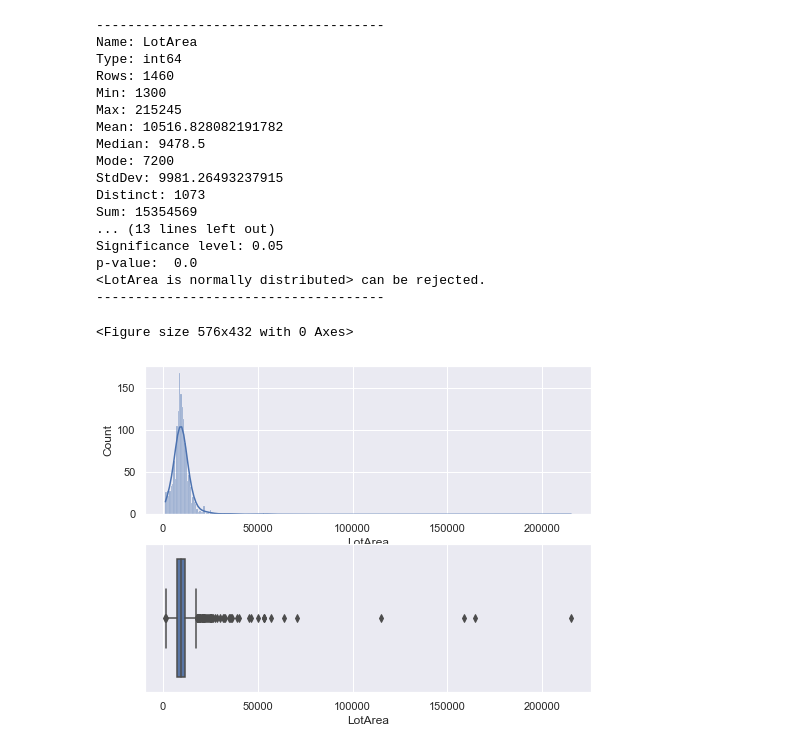
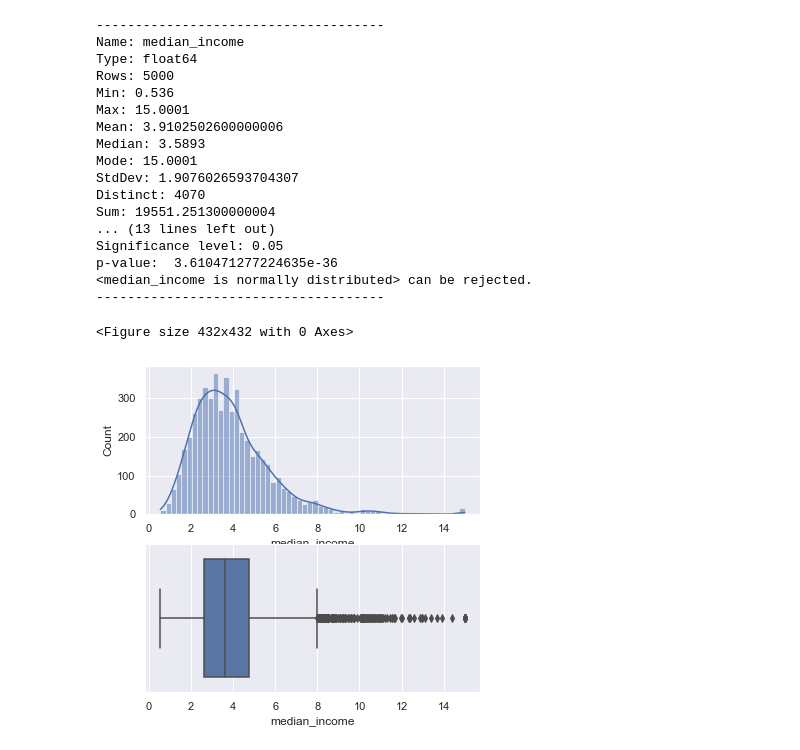
Before and after one commit to HunterKruger/Layzee, a Jupyter notebook: examples/test_dataframe_observer.ipynb, the cells around one changed output. Drawn from its saved outputs; the diff is of its cells as text; code cells hidden in the pictures.

```diff
--- a/examples/test_dataframe_observer.ipynb
+++ b/examples/test_dataframe_observer.ipynb
@@ -4,7 +4,7 @@ sys.path.append("..")
 from layzee.dataframe_observer import *
 import pandas as pd
 # %%
-df = pd.read_csv('../data/california_train.csv')
+df = pd.read_csv('../data/housing.csv')
 read_df_info(df)
 # %% [output]
 ------------------
@@ -169,22 +76,22 @@ result
 # %%
-describe_num_col(df, 'LotArea')
+describe_num_col(df, 'median_income')
 # %% [output]
 -------------------------------------
-Name: LotArea
-Type: int64
-Rows: 1460
-Min: 1300
-Max: 215245
-Mean: 10516.828082191782
-Median: 9478.5
-Mode: 7200
-StdDev: 9981.26493237915
-Distinct: 1073
-Sum: 15354569
+Name: median_income
+Type: float64
+Rows: 5000
+Min: 0.536
+Max: 15.0001
+Mean: 3.9102502600000006
+Median: 3.5893
+Mode: 15.0001
+StdDev: 1.9076026593704307
+Distinct: 4070
+Sum: 19551.251300000004
 ... (13 lines left out)
 Significance level: 0.05
-p-value:  0.0
-<LotArea is normally distributed> can be rejected.
+p-value:  3.610471277224635e-36
+<median_income is normally distributed> can be rejected.
 -------------------------------------
-<Figure size 576x432 with 0 Axes>
+<Figure size 432x432 with 0 Axes>
-[figure, old version]
+[figure, new version]
```
Also changed, not shown: parts of 28 cells of this notebook, 5 other files.
